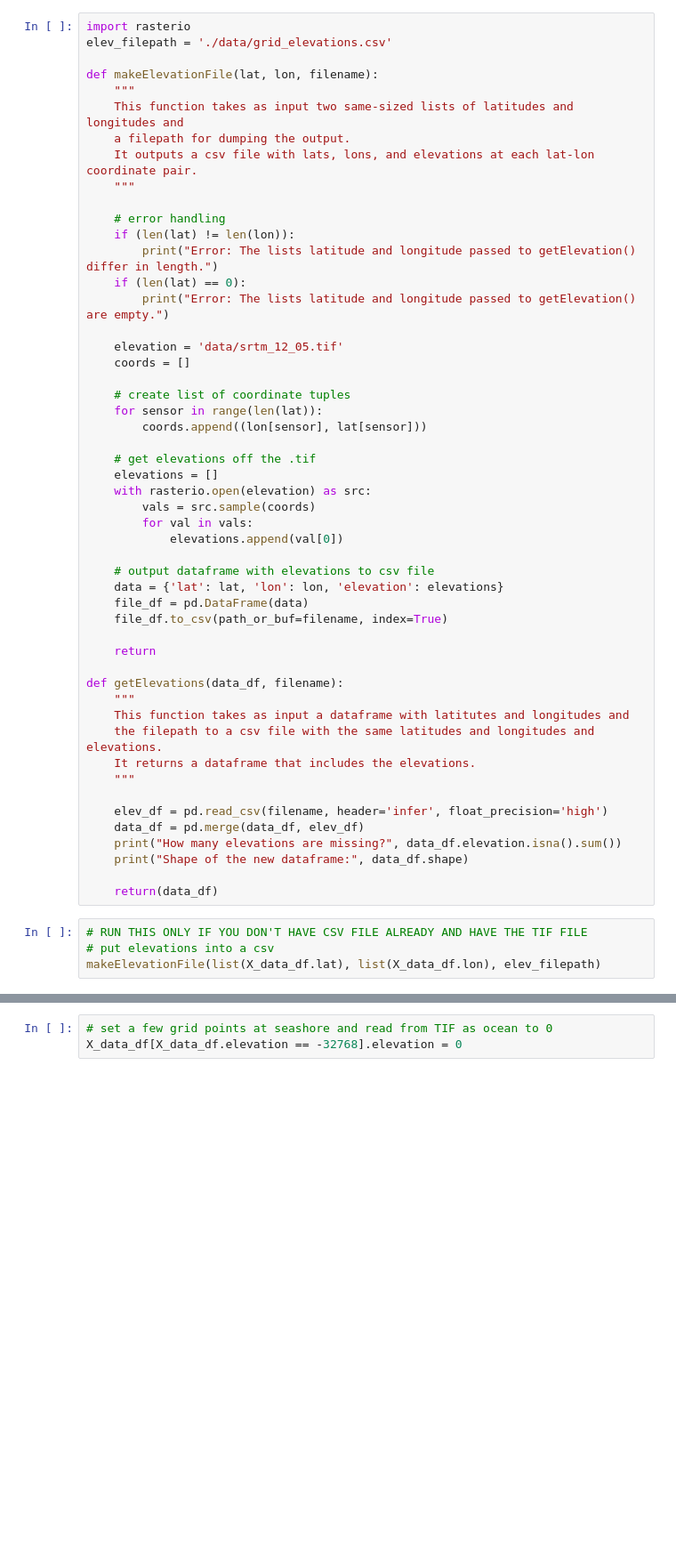
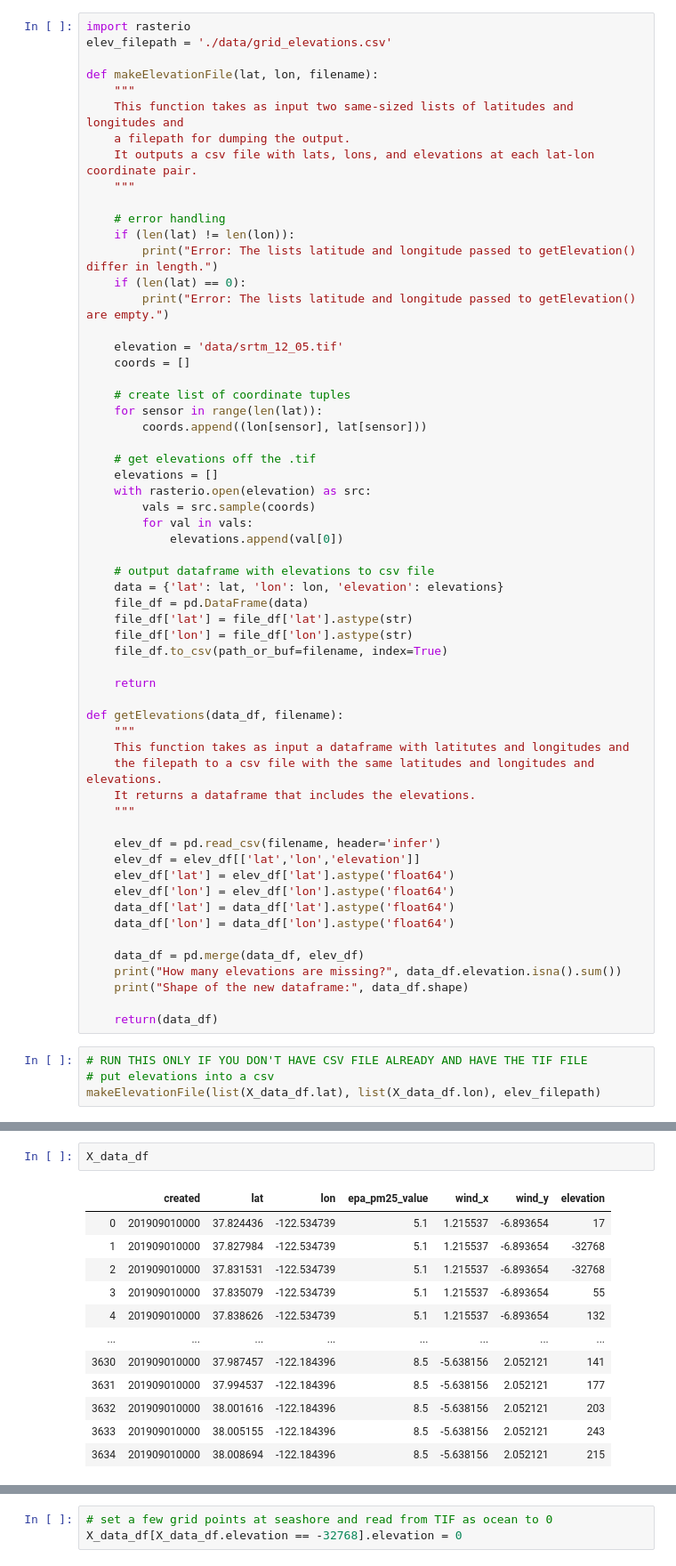
Before and after one commit to arnoldyb/air_pollution, a Jupyter notebook: recommender_mostpolluted.ipynb, the cells around one changed output, grey strips where cells are left out. Shown at 89% size. Saved outputs shown, nothing was run; the diff lists cells and outputs as text; blank space fills up the shorter version.

```diff
--- a/recommender_mostpolluted.ipynb
+++ b/recommender_mostpolluted.ipynb
@@ -107,6 +193,8 @@ def makeElevationFile(lat, lon, filename):
     # output dataframe with elevations to csv file
     data = {'lat': lat, 'lon': lon, 'elevation': elevations}
     file_df = pd.DataFrame(data)
+    file_df['lat'] = file_df['lat'].astype(str)
+    file_df['lon'] = file_df['lon'].astype(str)
     file_df.to_csv(path_or_buf=filename, index=True)
 
     return
@@ -118,7 +206,13 @@ def getElevations(data_df, filename):
     It returns a dataframe that includes the elevations.
     """
 
-    elev_df = pd.read_csv(filename, header='infer', float_precision='high')
+    elev_df = pd.read_csv(filename, header='infer')
+    elev_df = elev_df[['lat','lon','elevation']]
+    elev_df['lat'] = elev_df['lat'].astype('float64')
+    elev_df['lon'] = elev_df['lon'].astype('float64')
+    data_df['lat'] = data_df['lat'].astype('float64')
+    data_df['lon'] = data_df['lon'].astype('float64')
+
     data_df = pd.merge(data_df, elev_df)
     print("How many elevations are missing?", data_df.elevation.isna().sum())
     print("Shape of the new dataframe:", data_df.shape)
@@ -134,0 +232,15 @@ X_data_df = getElevations(X_data_df, elev_filepath)
+# %%
+X_data_df
+# %% [output]
+|  | created | lat | lon | epa_pm25_value | wind_x | wind_y | elevation |
+| 0 | 201909010000 | 37.824436 | -122.534739 | 5.1 | 1.215537 | -6.893654 | 17 |
+| 1 | 201909010000 | 37.827984 | -122.534739 | 5.1 | 1.215537 | -6.893654 | -32768 |
+| 2 | 201909010000 | 37.831531 | -122.534739 | 5.1 | 1.215537 | -6.893654 | -32768 |
+| 3 | 201909010000 | 37.835079 | -122.534739 | 5.1 | 1.215537 | -6.893654 | 55 |
+| 4 | 201909010000 | 37.838626 | -122.534739 | 5.1 | 1.215537 | -6.893654 | 132 |
+| ... | ... | ... | ... | ... | ... | ... | ... |
+| 3630 | 201909010000 | 37.987457 | -122.184396 | 8.5 | -5.638156 | 2.052121 | 141 |
+| 3631 | 201909010000 | 37.994537 | -122.184396 | 8.5 | -5.638156 | 2.052121 | 177 |
+| 3632 | 201909010000 | 38.001616 | -122.184396 | 8.5 | -5.638156 | 2.052121 | 203 |
+| 3633 | 201909010000 | 38.005155 | -122.184396 | 8.5 | -5.638156 | 2.052121 | 243 |
+| 3634 | 201909010000 | 38.008694 | -122.184396 | 8.5 | -5.638156 | 2.052121 | 215 |
```
Also changed, not shown: parts of 20 cells of this notebook.
